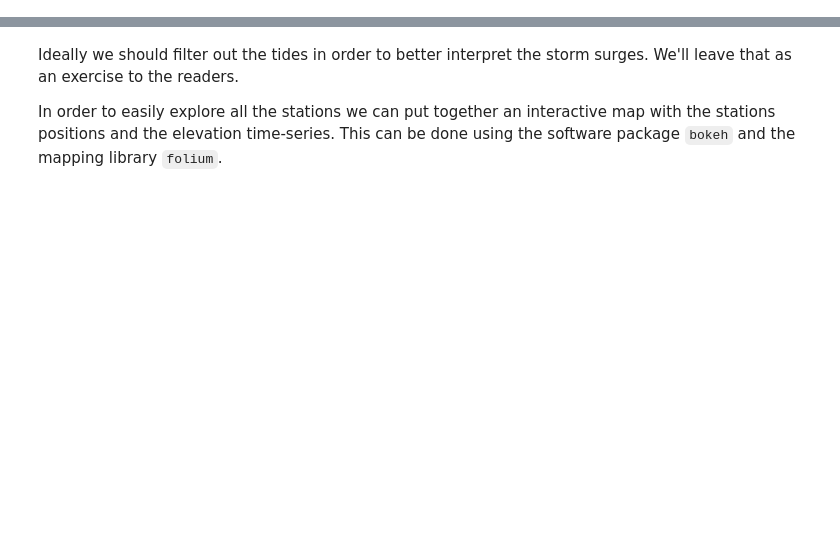
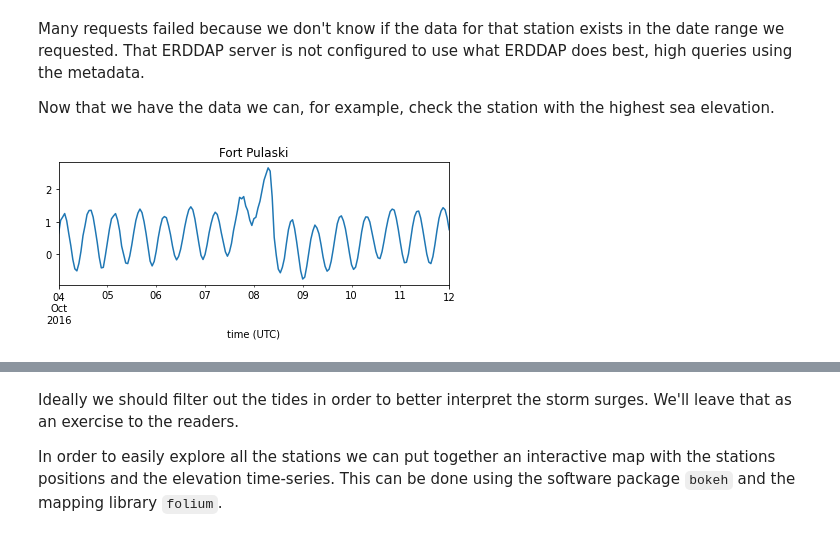
Before and after one commit to ioos/ioos_code_lab, a Jupyter notebook: jupyterbook/content/code_gallery/data_access_notebooks/2016-10-12-fetching_data.ipynb, the cells around one changed output, grey strips where cells are left out. Drawn from its saved outputs; the diff is of its cells as text; code cells hidden in the pictures; blank space fills up the shorter version.

Commit message:
use the ERDDAP server instead or pyoos

```diff
--- a/jupyterbook/content/code_gallery/data_access_notebooks/2016-10-12-fetching_data.ipynb
+++ b/jupyterbook/content/code_gallery/data_access_notebooks/2016-10-12-fetching_data.ipynb
@@ -191,0 +22,3 @@ with matplotlib.style.context(["seaborn-notebook", "seaborn-darkgrid"]):
+# %%
+min_lat, max_lat = 24.25, 36.70
+min_lon, max_lon = -87.40, -74.70
@@ -191,0 +102,11 @@ with matplotlib.style.context(["seaborn-notebook", "seaborn-darkgrid"]):
+# %%
+mask = (
+    (df["lat"] >= min_lat) &
+    (df["lat"] <= max_lat) &
+    (df["long"] >= min_lon) &
+    (df["long"] <= max_lon)
+)
+
+df = df[mask]
+
+print(f"We filtered out all stations but those from {', '.join(filter(None, set(df['state'])))} states.")
@@ -191,0 +117,20 @@ with matplotlib.style.context(["seaborn-notebook", "seaborn-darkgrid"]):
+# %%
+data = {}
+
+for station_id in df["ID"]:
+    e.constraints.update({"STATION_ID=": f"{station_id}"})
+    try:
+        series = e.to_pandas(index_col="time (UTC)", parse_dates=True)
+        data.update({station_id: series})
+    except Exception:
+        missing = df.loc[df["ID"] == station_id][["name", "ID"]].squeeze().tolist()
+        print(
+            f"Could not get data for {missing[0]} id {missing[1]} using the URL:\n\n"
+            f"{e.get_download_url()}\n"
+        )
+        pass
+
+water_level = pd.concat(data, axis=1)
+
+# Remove the units and leave only the station number.
+water_level.columns = [col[0] for col in water_level.columns]
@@ -191,0 +155,15 @@ with matplotlib.style.context(["seaborn-notebook", "seaborn-darkgrid"]):
+# %% [markdown]
+Many requests failed because we don't know if the data for that station exists in the date range we requested. That ERDDAP server is not configured to use what ERDDAP does best, high queries using the metadata.
+
+Now that we have the data we can, for example, check the station with the highest sea elevation.
+# %%
+def get_station_name(station_id):
+    return df.loc[df["ID"] == station_id]["name"].squeeze()
+
+
+station_id = water_level.max(axis=0).idxmax()
+
+ax = water_level[station_id].plot(figsize=(7, 2.25))
+title = ax.set_title(get_station_name(station_id))
+# %% [output]
+[figure, added]
```
Also changed, not shown: parts of 40 cells of this notebook.
